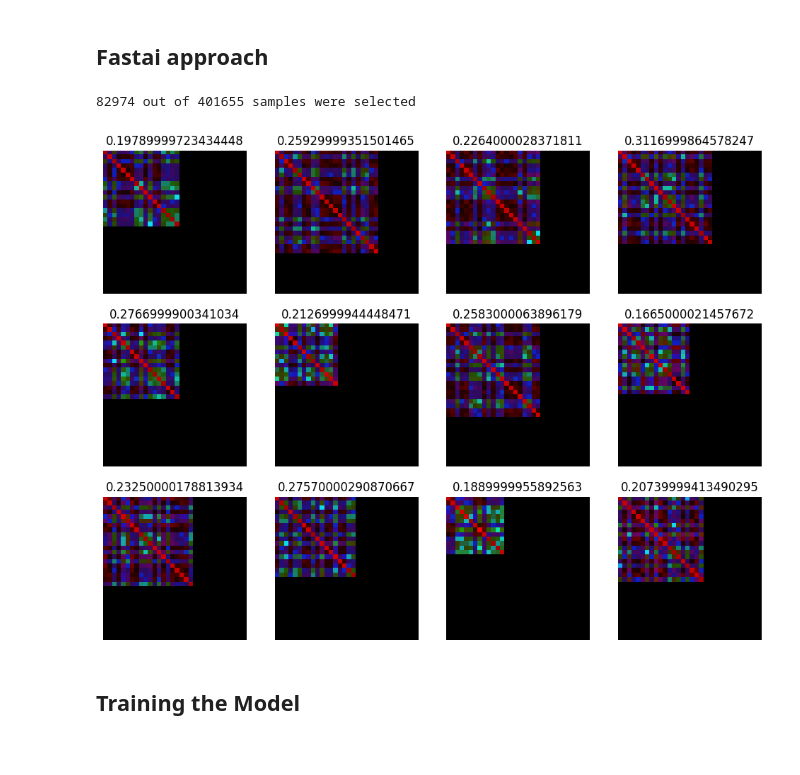
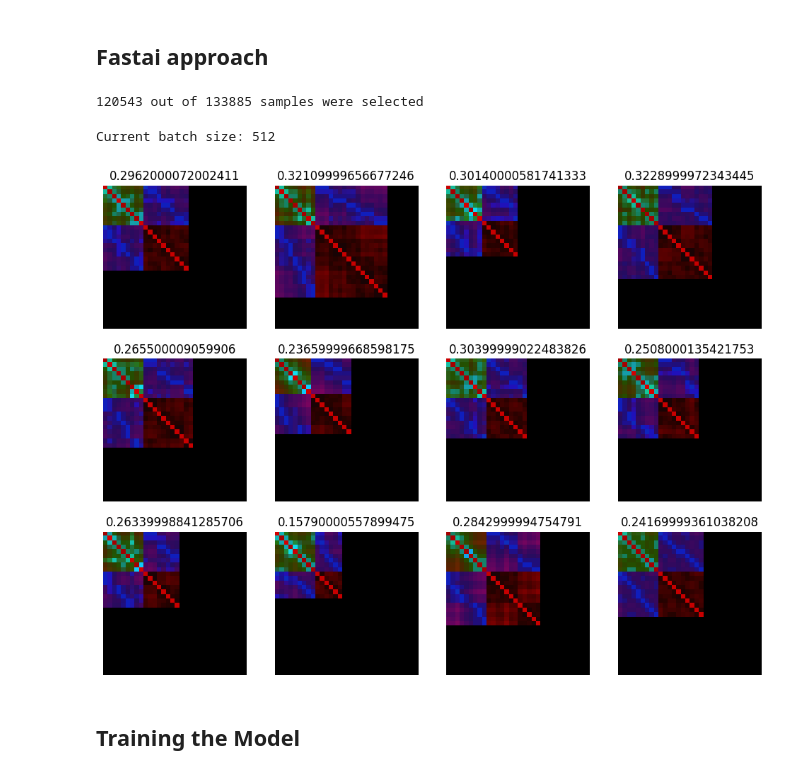
Before and after one commit to all2gos/RGBChem, a Jupyter notebook: working_demo.ipynb, the cells around one changed output. Saved outputs shown, nothing was run; the diff lists cells and outputs as text; code cells hidden in the pictures.

```diff
--- a/working_demo.ipynb
+++ b/working_demo.ipynb
@@ -30,7 +30,11 @@ from scripts.params import *
 #this function perform database creation, .png files creation and DataLoader and Dataset PyTorch object creation. Moreover it is possible to create
 #a fastai workflow build on that components which we will show you in this demo.
 
-print(DELETE)
-dl = dataloader_conv()
-ds = pd.read_csv(f'{PATH}/qm9.csv')
+if DELETE == False:
+
+    dl = dataloader_conv()
+    ds = pd.read_csv(f'{PATH}/qm9.csv')
+
+else:
+    print('DELETE == True') #you probably don't want to set the DELETE == True in this notebook
 # %% [output]
@@ -92,15 +93,17 @@ f = [x[:-4] for x in f]
 filtered = ds[ds.ID.isin(f)]
 print(f'{len(filtered)} out of {len(ds)} samples were selected')
 # %% [output]
-82974 out of 401655 samples were selected
+120543 out of 133885 samples were selected
 # %%
 dblock = DataBlock(blocks=(ImageBlock, RegressionBlock),
                    get_x=get_x, get_y=get_y,
-                   splitter=RandomSplitter(valid_pct=0.1, seed=42)).dataloaders(filtered)
+                   splitter=RandomSplitter(valid_pct=0.1, seed=42)).dataloaders(filtered, bs=BATCH_SIZE)
 
+print(f'Current batch size: {dblock.bs}')
 dblock.show_batch(max_n=12)
 # %% [output]
+Current batch size: 512
-[figure, old version]
+[figure, new version]
 # %% [markdown]
 ## Training the Model
 # %% [markdown]
```
Also changed, not shown: parts of 8 cells of this notebook.
